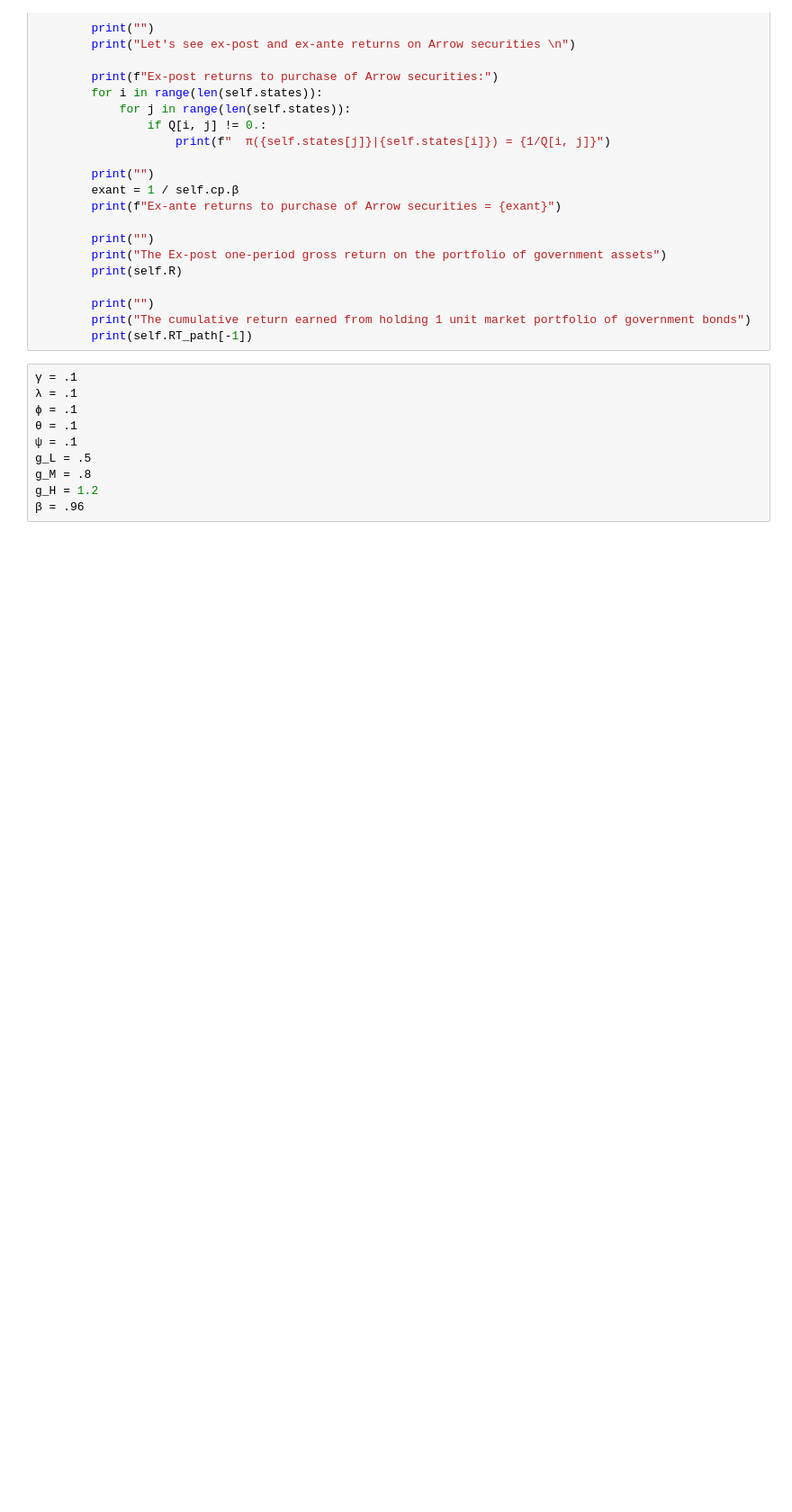
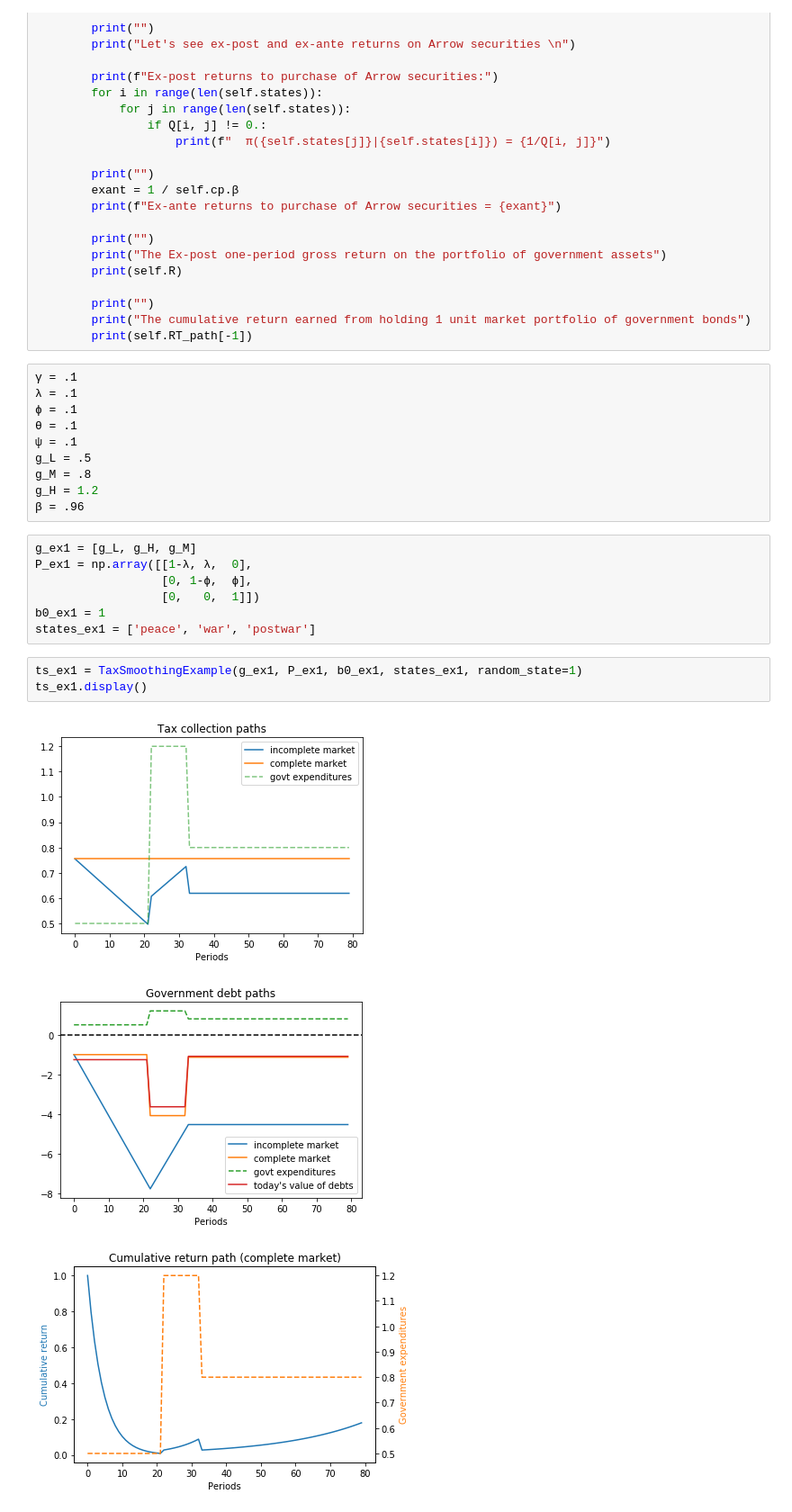
Before and after one commit to PanPip/QuantEcon_Tasks, a Jupyter notebook: LQ_control.ipynb, the cells around one changed output. Shown at 90% size. Cells and saved outputs as stored; diff of their text form; blank space fills up the shorter version.

Commit message:
Finished lesson on Tax Smoothing with Complete and Incomplete Markets

```diff
--- a/LQ_control.ipynb
+++ b/LQ_control.ipynb
@@ -1380,3 +1380,17 @@ g_L = .5
 g_M = .8
 g_H = 1.2
 β = .96
+# %%
+g_ex1 = [g_L, g_H, g_M]
+P_ex1 = np.array([[1-λ, λ,  0],
+                  [0, 1-ϕ,  ϕ],
+                  [0,   0,  1]])
+b0_ex1 = 1
+states_ex1 = ['peace', 'war', 'postwar']
+# %%
+ts_ex1 = TaxSmoothingExample(g_ex1, P_ex1, b0_ex1, states_ex1, random_state=1)
+ts_ex1.display()
+# %% [output]
+[figure, added]
+[figure, added]
+[figure, added]
```
Also changed, not shown: parts of 10 cells of this notebook.
